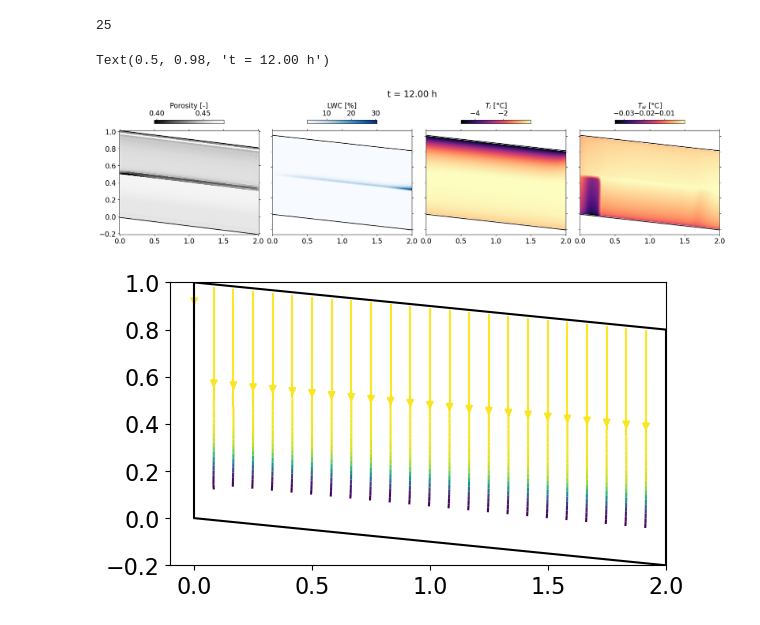
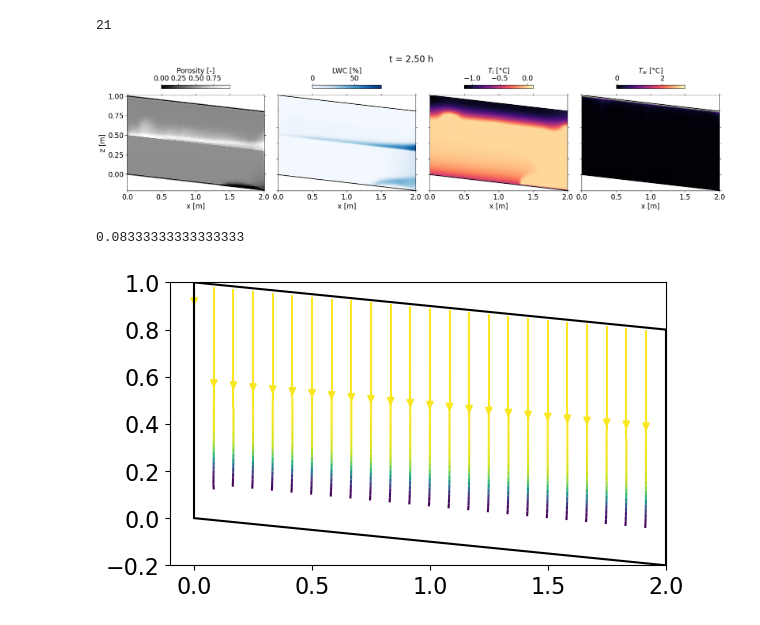
Before and after one commit to lannika-ut/Masterarbeit, a Jupyter notebook: view_solutions_nonisothermal.ipynb, the cells around one changed output. Saved outputs shown, nothing was run; the diff lists cells and outputs as text; code cells hidden in the pictures.

```diff
--- a/view_solutions_nonisothermal.ipynb
+++ b/view_solutions_nonisothermal.ipynb
@@ -11,7 +11,7 @@ import ufl
 from basix.ufl import element
 from scipy.interpolate import griddata
 # %%
-filename = "./solutions/Test16_Annika_freezing.pkl"
+filename = "./solutions/debug/Test17_Annika_thawing.pkl"
 with open(filename, "rb") as f:
     data_Annika = pickle.load(f)
 
@@ -60,9 +60,9 @@ if layered:
 # %%
 len(data_Annika["times"])
 # %% [output]
-25
+21
 # %%
-t_obs = -1
+t_obs = 10
 time = data_Annika["times"][t_obs]
 hw.x.array[:] = data_Annika["h_w"][t_obs]
 phi.x.array[:] = data_Annika["phi"][t_obs]
@@ -101,51 +101,67 @@ Qx = griddata(points, q_x.ravel(), (X, Z), method="linear")
 Qz = griddata(points, q_z.ravel(), (X, Z), method="linear")
 # %%
 x = np.linspace(0, P1[0], 100)
-top = (geom.slope*x+P3[1])+0.02/2
-bottom = (geom.slope*x+P0[1])-0.02/2
+top = (geom.slope*x+P3[1])
+bottom = (geom.slope*x+P0[1])
 plt.rcParams.update({'font.size': 16})
 fig, ax = plt.subplots(1,4, layout="constrained", figsize=(20,5))
-pmsh1 = ax[0].pcolormesh(x_plot, z_plot, porosity, cmap="Greys_r")
+pmsh1 = ax[0].pcolormesh(x_plot, z_plot, porosity,
+                         cmap="Greys_r")
 ax[0].plot(x, top, color="black")
 ax[0].plot(x, bottom, color="black")
 cbar1 = fig.colorbar(pmsh1, ax=ax[0], shrink=0.5, location="top")
 cbar1.set_label("Porosity [-]")
 ax[0].tick_params(tick2On=True)
+ax[0].set_ylabel("z [m]")
+ax[0].set_xlabel("x [m]")
 
-pmsh2 = ax[1].pcolormesh(x_plot, z_plot, theta_tot*100, cmap="Blues", shading="gouraud")
+pmsh2 = ax[1].pcolormesh(x_plot, z_plot, theta_tot*100,
+                         cmap="Blues", shading="gouraud")
 # strm = ax[01].streamplot(
 #     X, Z, Qx, Qz,
 #     density=2, color=np.sqrt(Qx**2 + Qz**2),start_points=start_pts.T
 # )
 ax[1].plot(x, top, color="black")
 ax[1].plot(x, bottom, color="black")
 plt.xticks(fontsize=16)
 cbar2 = fig.colorbar(pmsh2, ax=ax[1], shrink=0.5, location="top")
 cbar2.set_label("LWC [%]")
 ax[1].tick_params(tick2On=True)
 ax[1].set_yticklabels("")
+ax[1].set_xlabel("x [m]")
 
-pmsh3 = ax[2].pcolormesh(x_plot, z_plot, Ti, cmap="magma", shading="gouraud")
+
+pmsh3 = ax[2].pcolormesh(x_plot, z_plot, Ti,
+                         cmap="magma", shading="gouraud")
 ax[2].plot(x, top, color="black")
 ax[2].plot(x, bottom, color="black")
 cbar3 = fig.colorbar(pmsh3, ax=ax[2], shrink=0.5, location="top")
 cbar3.set_label(r"$T_i$ [°C]")
 ax[2].tick_params(tick2On=True)
 ax[2].set_yticklabels("")
+ax[2].set_xlabel("x [m]")
 
-pmsh4 = ax[3].pcolormesh(x_plot, z_plot, Tw, cmap="magma", shading="gouraud")
+
+pmsh4 = ax[3].pcolormesh(x_plot, z_plot, Tw,
+                         cmap="magma", shading="gouraud")
 ax[3].plot(x, top, color="black")
 ax[3].plot(x, bottom, color="black")
 plt.xticks(fontsize=16)
 cbar4 = fig.colorbar(pmsh4, ax=ax[3], shrink=0.5, location="top")
 cbar4.set_label(r"$T_w$ [°C]")
 ax[3].tick_params(tick2On=True)
 ax[3].set_yticklabels("")
+ax[3].set_xlabel("x [m]")
+
 
 fig.suptitle(f"t = {time/3600:.2f} h", fontsize=20)
+plt.show()
 # %% [output]
-Text(0.5, 0.98, 't = 12.00 h')
-[figure, old version]
+[figure, new version]
+# %%
+5/60
+# %% [output]
+0.08333333333333333
 # %%
 # Calculate specific discharge
 Vq = functionspace(domain, element("DG", domain.basix_cell(), 0, shape=(2,)))
```
Also changed, not shown: 5 other files.
